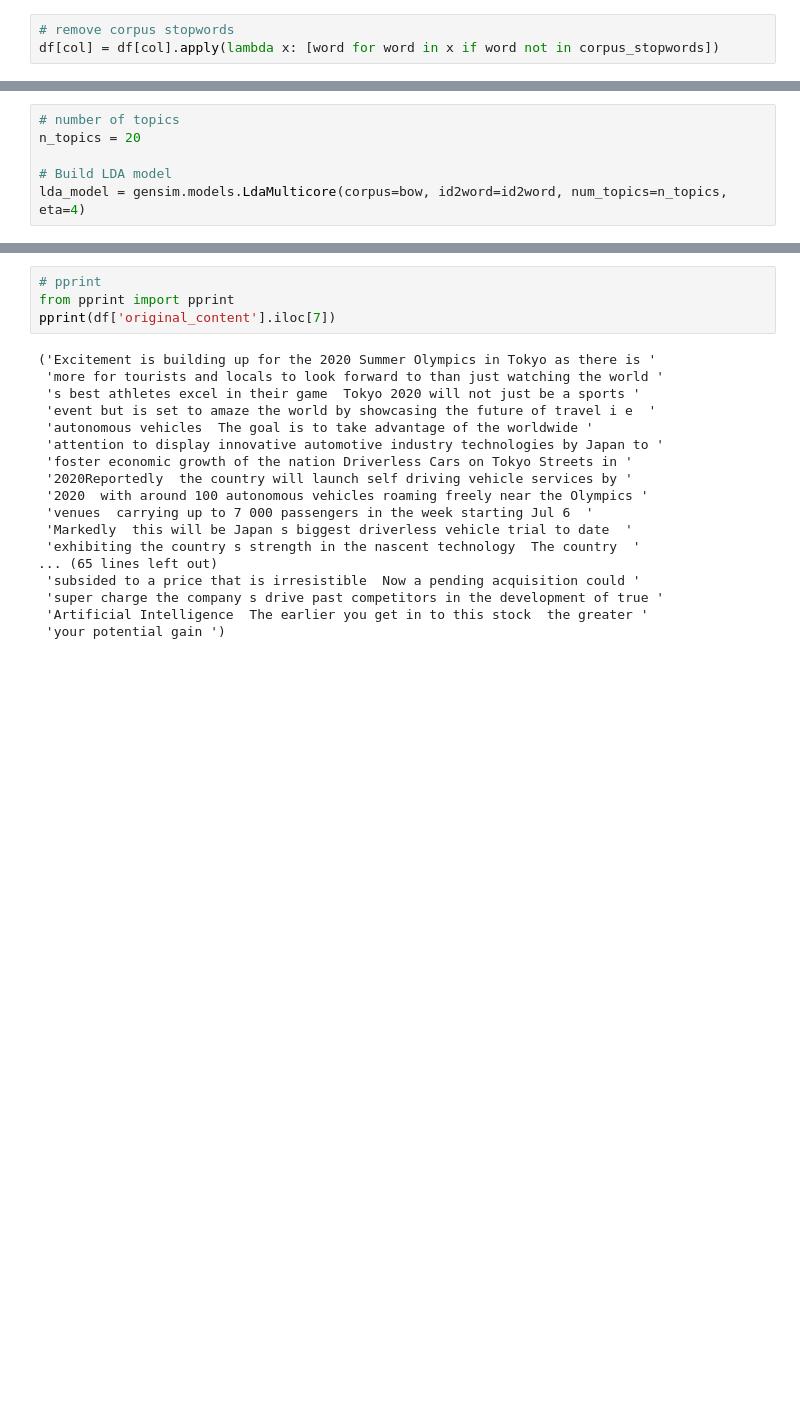
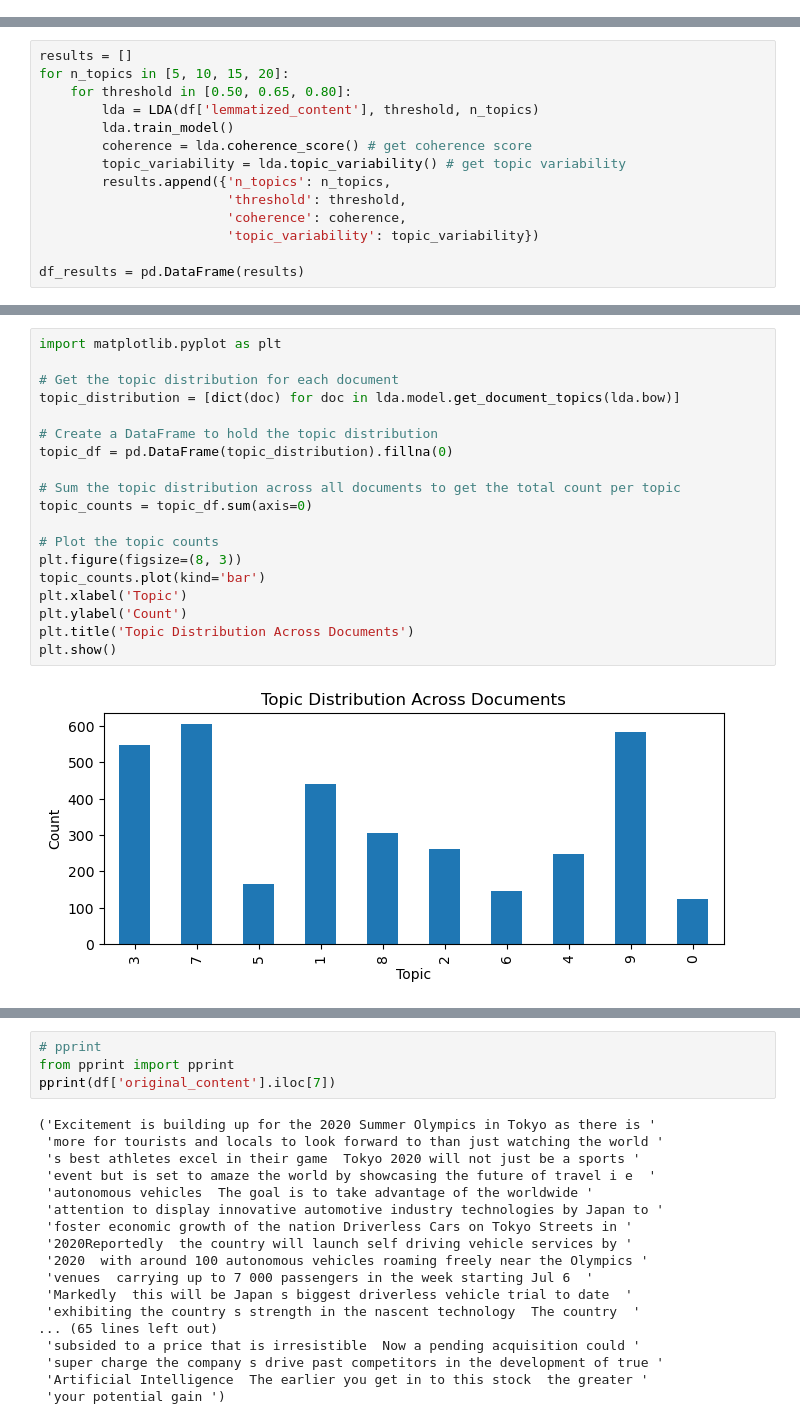
Before and after one commit to MaximeLambregts1/2024_nlp_assignment_2, a Jupyter notebook: LDA.ipynb, the cells around one changed output, grey strips where cells are left out. Cells and saved outputs as stored; diff of their text form; blank space fills up the shorter version.

```diff
--- a/LDA.ipynb
+++ b/LDA.ipynb
@@ -50,3 +10,0 @@ corpus_stopwords
-# %%
-# remove corpus stopwords
-df[col] = df[col].apply(lambda x: [word for word in x if word not in corpus_stopwords])
@@ -59,6 +10,0 @@ bow = [id2word.doc2bow(doc) for doc in df[col]]
-# %%
-# number of topics
-n_topics = 20
-
-# Build LDA model
-lda_model = gensim.models.LdaMulticore(corpus=bow, id2word=id2word, num_topics=n_topics, eta=4)
@@ -95,0 +73,14 @@ Coherence Score:  0.2893881302419975
+# %%
+results = []
+for n_topics in [5, 10, 15, 20]:
+    for threshold in [0.50, 0.65, 0.80]:
+        lda = LDA(df['lemmatized_content'], threshold, n_topics)
+        lda.train_model()
+        coherence = lda.coherence_score() # get coherence score
+        topic_variability = lda.topic_variability() # get topic variability
+        results.append({'n_topics': n_topics,
+                        'threshold': threshold,
+                        'coherence': coherence,
+                        'topic_variability': topic_variability})
+
+df_results = pd.DataFrame(results)
@@ -95,0 +103,21 @@ Coherence Score:  0.2893881302419975
+# %%
+import matplotlib.pyplot as plt
+
+# Get the topic distribution for each document
+topic_distribution = [dict(doc) for doc in lda.model.get_document_topics(lda.bow)]
+
+# Create a DataFrame to hold the topic distribution
+topic_df = pd.DataFrame(topic_distribution).fillna(0)
+
+# Sum the topic distribution across all documents to get the total count per topic
+topic_counts = topic_df.sum(axis=0)
+
+# Plot the topic counts
+plt.figure(figsize=(8, 3))
+topic_counts.plot(kind='bar')
+plt.xlabel('Topic')
+plt.ylabel('Count')
+plt.title('Topic Distribution Across Documents')
+plt.show()
+# %% [output]
+[figure, added]
```
Also changed, not shown: parts of 16 cells of this notebook, 1 other file.
